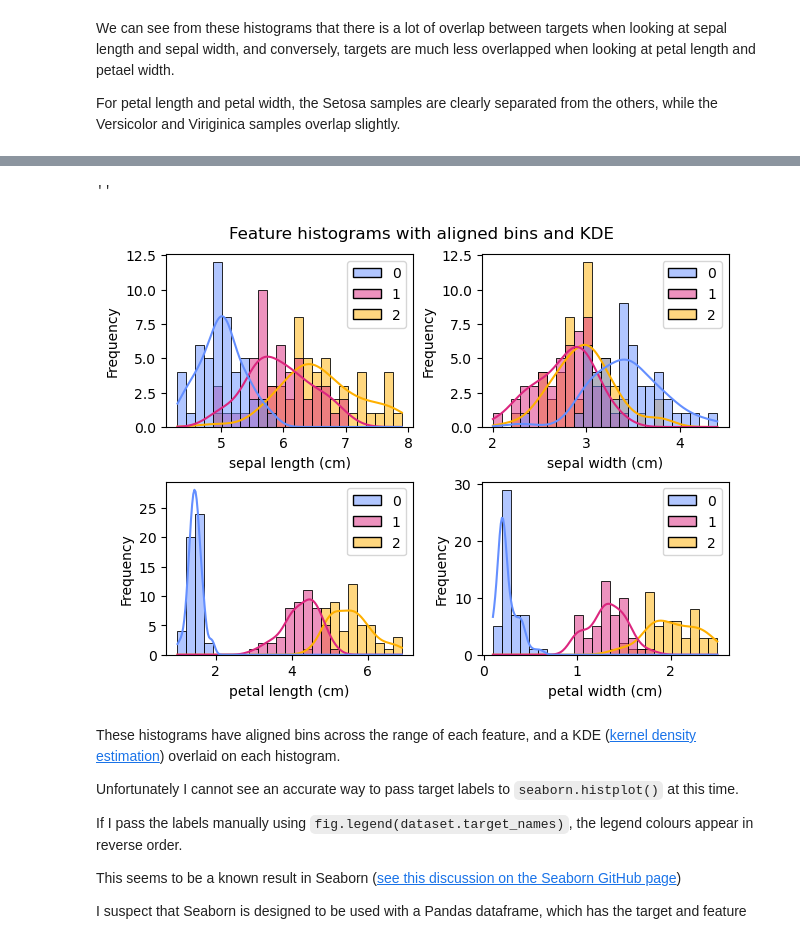
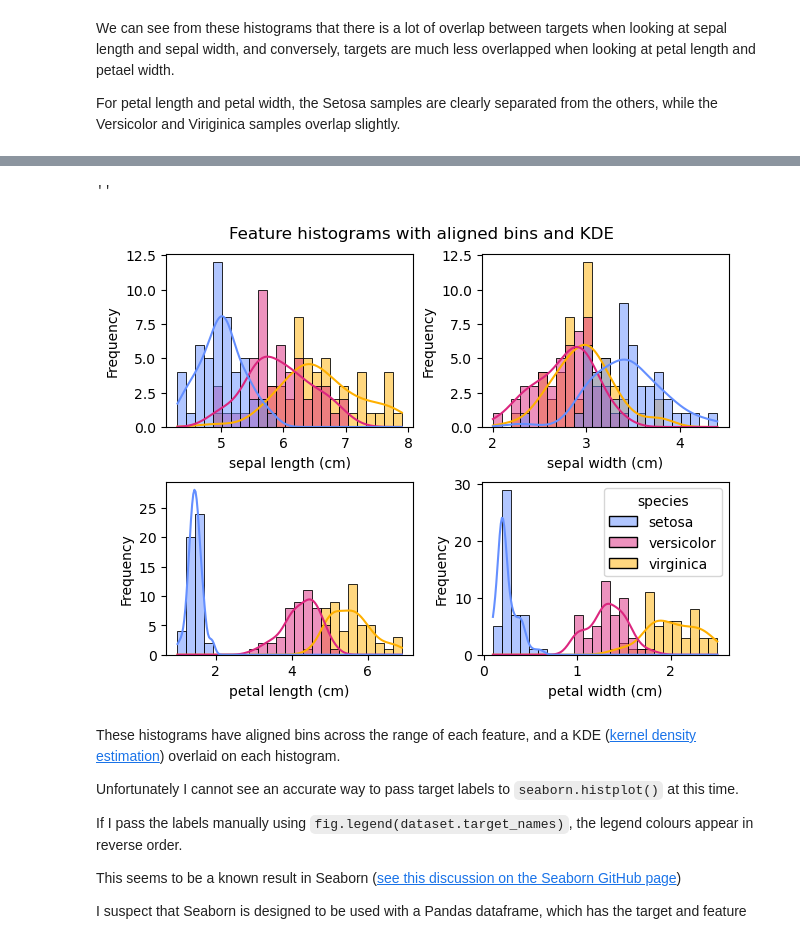
Before and after one commit to SuColl/principles_of_data_analytics, a Jupyter notebook: tasks.ipynb, the cells around one changed output, grey strips where cells are left out. Drawn from its saved outputs; the diff is of its cells as text; code cells hidden in the pictures.

Commit message:
(task04) Change to Dataframe for Seaborn purposes

```diff
--- a/tasks.ipynb
+++ b/tasks.ipynb
@@ -297,3 +297,23 @@ Text(0.5, 0.98, 'Feature histograms with independent bins')
 We can see from these histograms that there is a lot of overlap between targets when looking at sepal length and sepal width, and conversely, targets are much less overlapped when looking at petal length and petael width.
 
 For petal length and petal width, the Setosa samples are clearly separated from the others, while the Versicolor and Viriginica samples overlap slightly.
+# %%
+# Using Seaborn - Easier with a Pands DataFrame
+# Constructing Pandas DataFrame from Iris data, following the example in this
+# StackOverflow comment:
+# https://stackoverflow.com/a/76374531
+# I could also have loaded the iris dataset as a Pandas dataframe by calling
+# skl.load_iris(as_frame=True), but I am constructing the dataframe instead
+# as an exercise.
+
+# start the dataframe by adding the 'data' part of the dataset
+df_iris= pd.DataFrame(dataset.data, columns=dataset.feature_names)
+
+# add the target information, but replace the indicators with the species name
+df_iris['species'] = pd.Categorical.from_codes(dataset.target, dataset.target_names)
+
+# Show type of data structure
+print(type(df_iris))
+
+# Show first 5 lines of the dataframe
+df_iris.head()
@@ -303,54 +331,57 @@ For petal length and petal width, the Setosa samples are clearly separated from
 # Set up 2 x 2 subplots, set layout = constrained to keep axis labels
 # from clashing with neighbouring plots.
 # Ref: https://matplotlib.org/stable/users/explain/axes/constrainedlayout_guide.html
+# plt.figure(figsize=(12, 9), dpi=80)
 fig, ax = plt.subplots(2, 2, layout = "constrained")
 
+
 # For each feature, by index (i.e. feature will range from 0 to 3)
-for feature in range(0,n_features):
-
-    # Create a list of the data to plot, separated by target, for this feature
-    data_to_plot = [
-        dataset.data[dataset.target==0, feature],
-        dataset.data[dataset.target==1, feature],
-        dataset.data[dataset.target==2, feature]
-    ]
+for feature in range(n_features):
 
     # set which subplot we are working on, counting from 1
     plt.subplot(2,2,feature + 1)
 
-    # Get name of feature
+    # set number of bins
+    nbins = 25
+
     name = dataset.feature_names[feature]
 
-    # set number of bins
-    nbins = 25
+    # Only plot the legend on the last subplot
+    if feature == 3:
+        plot_legend = True
+    else:
+        plot_legend = False
 
     # Use Seaborn to plot histograms with overlaid KDE
     # ref: https://seaborn.pydata.org/generated/seaborn.histplot.html
     # As data for all targets is called in one plot command, the histogram
     # bins are the same across all three targets
     hist = sns.histplot(
-        data_to_plot,
+        df_iris,
+        x = name,
         bins = nbins,
-        kde=True,
+        kde = True,
+        hue = 'species',
+        alpha = 0.5,
         palette = target_colours,
         edgecolor='black',
-        legend=True
+        legend=plot_legend
         )
 
     # Set the x-axis label to the feature name
     plt.xlabel(name)
 
     # Set the y-axis label represent frequency in the dataset
     plt.ylabel("Frequency")
 
 
-
 # Set overall title
 fig.suptitle("Feature histograms with aligned bins and KDE")
+
 ;
 # %% [output]
 ''
-[figure, old version]
+[figure, new version]
 # %% [markdown]
 These histograms have aligned bins across the range of each feature, and a KDE ([kernel density estimation](https://en.wikipedia.org/wiki/Kernel_density_estimation)) overlaid on each histogram.
 
```
Also changed, not shown: parts of 1 cell of this notebook.
